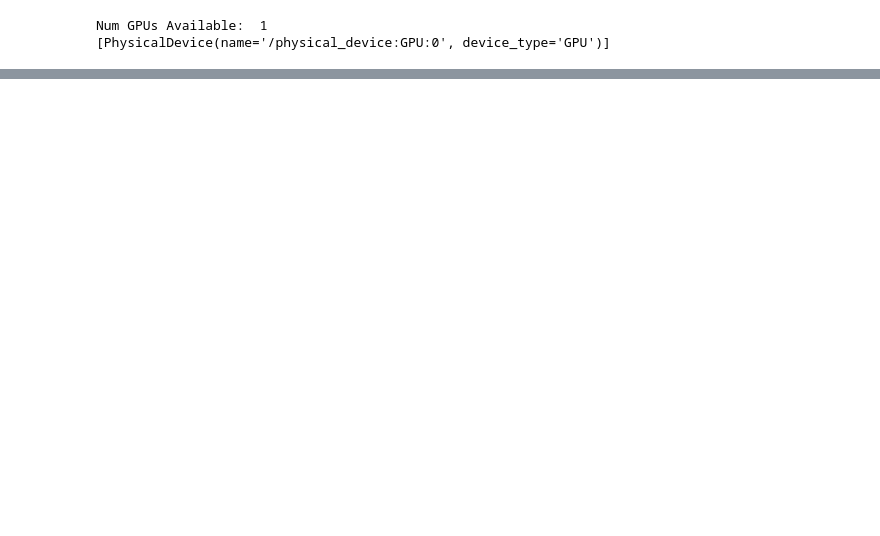
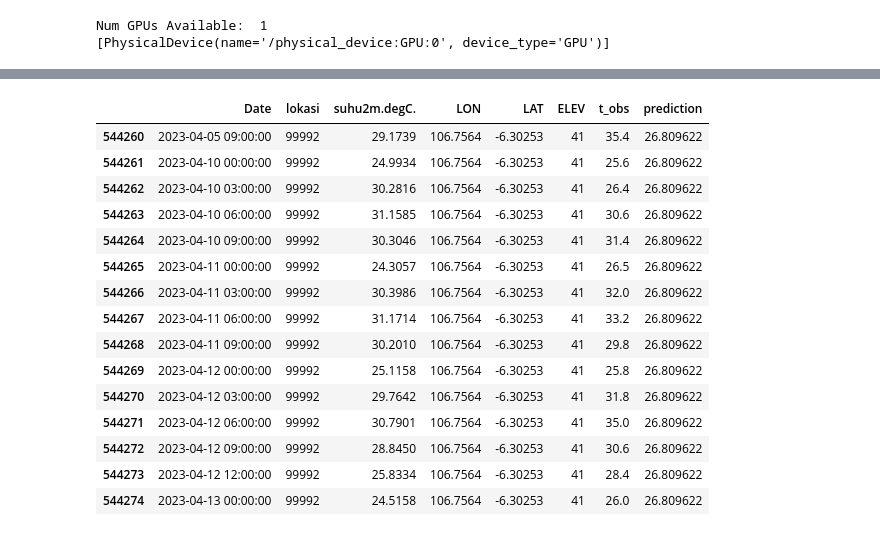
Before and after one commit to harmonicnauts/Modelling-MONAS, a Jupyter notebook: Modelling/Temp_deeplearning.ipynb, the cells around one changed output, grey strips where cells are left out. Drawn from its saved outputs; the diff is of its cells as text; code cells hidden in the pictures; blank space fills up the shorter version.

```diff
--- a/Modelling/Temp_deeplearning.ipynb
+++ b/Modelling/Temp_deeplearning.ipynb
@@ -32,4 +32,19 @@ features =  dataframe.drop(columns=columns_to_drop)
 target = dataframe['t_obs']
 
 X_train, X_test, y_train, y_test = train_test_split(features, target, test_size=0.2, random_state=42, shuffle=False)
+# %%
+X_train_reshaped = X_train.values.reshape(X_train.shape[0], 1, X_train.shape[1])
+X_test_reshaped = X_test.values.reshape(X_test.shape[0], 1, X_test.shape[1])
+
+
+tf.random.set_seed(42)  #first we set random seed
+# Build the LSTM model
+model = tf.keras.Sequential()
+model.add(tf.keras.layers.LSTM(50, input_shape=(1, len(X_train.columns)), return_sequences=True))
+model.add(tf.keras.layers.Dropout(0.2))
+model.add(tf.keras.layers.LSTM(50, return_sequences=True))
+model.add(tf.keras.layers.Dropout(0.2))
+model.add(tf.keras.layers.LSTM(50))
+model.add(tf.keras.layers.Dropout(0.2))
+model.add(tf.keras.layers.Dense(1))
 # %%
@@ -86,0 +109,24 @@ R2 Score: -21.30019006281915
+# %%
+#OUTPUT
+
+combined = pd.concat([dataframe[['Date', 'lokasi', 'suhu2m.degC.', 'LON','LAT','ELEV']],y_test, pd.Series(test_predictions[:, 0], index = X_test.index)], axis=1)
+combined.columns = ['Date', 'lokasi', 'suhu2m.degC.', 'LON','LAT','ELEV', 't_obs', 'prediction']
+combined = combined.dropna()
+combined.tail(15)
+# %% [output]
+|  | Date | lokasi | suhu2m.degC. | LON | LAT | ELEV | t_obs | prediction |
+| 544260 | 2023-04-05 09:00:00 | 99992 | 29.1739 | 106.7564 | -6.30253 | 41 | 35.4 | 26.809622 |
+| 544261 | 2023-04-10 00:00:00 | 99992 | 24.9934 | 106.7564 | -6.30253 | 41 | 25.6 | 26.809622 |
+| 544262 | 2023-04-10 03:00:00 | 99992 | 30.2816 | 106.7564 | -6.30253 | 41 | 26.4 | 26.809622 |
+| 544263 | 2023-04-10 06:00:00 | 99992 | 31.1585 | 106.7564 | -6.30253 | 41 | 30.6 | 26.809622 |
+| 544264 | 2023-04-10 09:00:00 | 99992 | 30.3046 | 106.7564 | -6.30253 | 41 | 31.4 | 26.809622 |
+| 544265 | 2023-04-11 00:00:00 | 99992 | 24.3057 | 106.7564 | -6.30253 | 41 | 26.5 | 26.809622 |
+| 544266 | 2023-04-11 03:00:00 | 99992 | 30.3986 | 106.7564 | -6.30253 | 41 | 32.0 | 26.809622 |
+| 544267 | 2023-04-11 06:00:00 | 99992 | 31.1714 | 106.7564 | -6.30253 | 41 | 33.2 | 26.809622 |
+| 544268 | 2023-04-11 09:00:00 | 99992 | 30.2010 | 106.7564 | -6.30253 | 41 | 29.8 | 26.809622 |
+| 544269 | 2023-04-12 00:00:00 | 99992 | 25.1158 | 106.7564 | -6.30253 | 41 | 25.8 | 26.809622 |
+| 544270 | 2023-04-12 03:00:00 | 99992 | 29.7642 | 106.7564 | -6.30253 | 41 | 31.8 | 26.809622 |
+| 544271 | 2023-04-12 06:00:00 | 99992 | 30.7901 | 106.7564 | -6.30253 | 41 | 35.0 | 26.809622 |
+| 544272 | 2023-04-12 09:00:00 | 99992 | 28.8450 | 106.7564 | -6.30253 | 41 | 30.6 | 26.809622 |
+| 544273 | 2023-04-12 12:00:00 | 99992 | 25.8334 | 106.7564 | -6.30253 | 41 | 28.4 | 26.809622 |
+| 544274 | 2023-04-13 00:00:00 | 99992 | 24.5158 | 106.7564 | -6.30253 | 41 | 26.0 | 26.809622 |
```
Also changed, not shown: parts of 6 cells of this notebook, 3 other files.
